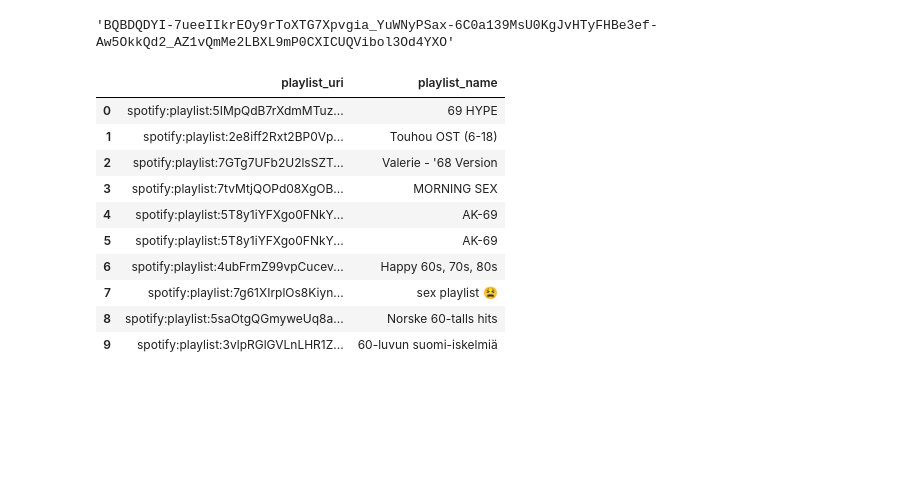
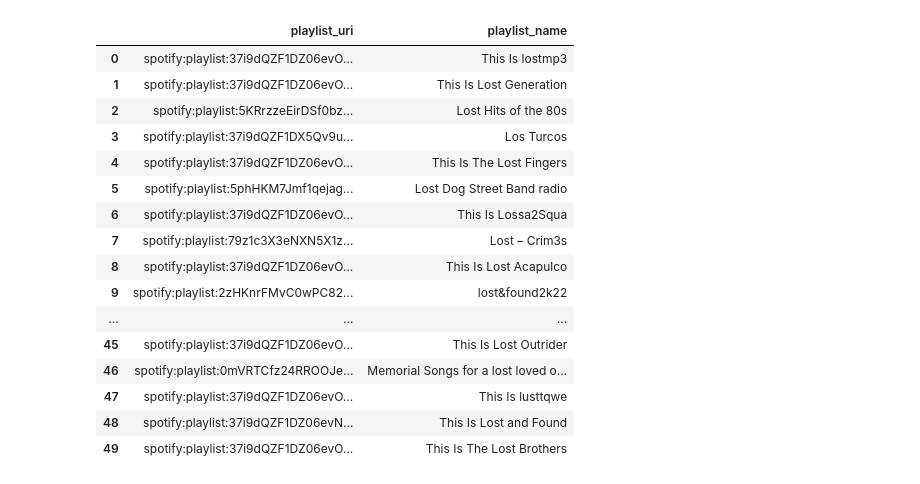
Before and after one commit to datascienceclubUVU/UVU-2022-2023, a Jupyter notebook: Pipelines/Production/PyarrowPipeline.ipynb, the cells around one changed output. Drawn from its saved outputs; the diff is of its cells as text; code cells hidden in the pictures; blank space fills up the shorter version.

Commit message:
run pipeline and update playlists csv

```diff
--- a/Pipelines/Production/PyarrowPipeline.ipynb
+++ b/Pipelines/Production/PyarrowPipeline.ipynb
@@ -17,14 +19,6 @@ import os
 
 pandarallel.initialize(verbose=0, nb_workers=8)
 # %%
-# Delete cached Spotify access token if an hour has passed since last access.
-with open("timeCacheLastAccessed.txt", "r", encoding="UTF-8") as f:
-    timeLastAccessed = float(f.readline())
-if (time.time() - timeLastAccessed >= 3600):  # If an hour has passed.
-    os.remove(".cache")
-    with open("timeCacheLastAccessed.txt", "w", encoding="UTF-8") as f:
-        f.write(str(time.time()))
-
 # establish connection to Spotify API
 
 cid = 'e5448a8a4fdc4b5d98b44e956d50546d'
@@ -34,10 +28,6 @@ sp = spotipy.Spotify(client_credentials_manager=client_credentials, requests_tim
 
 engine = sql.create_engine('postgresql+psycopg2://postgres:DataNerd2023!!\
 @localhost/spotify')
-
-client_credentials.get_access_token(as_dict=False)  # Retreives new access token if necessary.
-# %% [output]
-'BQBDQDYI-7ueeIIkrEOy9rToXTG7Xpvgia_YuWNyPSax-6C0a139MsU0KgJvHTyFHBe3ef-Aw5OkkQd2_AZ1vQmMe2LBXL9mP0CXICUQVibol3Od4YXO'
 # %%
 from functools import lru_cache
 
@@ -59,29 +49,35 @@ def get_playlist_tracks(playlist_uri):
 # %%
 # load training data
 
 with pd.option_context("mode.dtype_backend", "pyarrow"):
     new_batch = pd.read_csv('C:\\Users\\Chase\\OneDrive\\Documents\\temp\\UVU-2022-2023\\distinct_playlists_new.csv', engine='pyarrow')[['playlist_uri', 'playlist_name']]
     new_batch['playlist_uri'] = new_batch['playlist_uri'].str.strip()
 
     db_query = pd.read_sql('SELECT DISTINCT playlist_uri FROM playlist_tracks', engine)
 
     outer = new_batch.merge(db_query, how='outer', indicator=True)
     anti_join = outer[(outer._merge=='left_only')].drop('_merge', axis=1)
 
     new_batch = pd.DataFrame(anti_join)
-new_batch.head(10)
+new_batch.head(50)
 # %% [output]
 |  | playlist_uri | playlist_name |
-| 0 | spotify:playlist:5IMpQdB7rXdmMTuz... | 69 HYPE |
-| 1 | spotify:playlist:2e8iff2Rxt2BP0Vp... | Touhou OST (6-18) |
-| 2 | spotify:playlist:7GTg7UFb2U2lsSZT... | Valerie - '68 Version |
-| 3 | spotify:playlist:7tvMtjQOPd08XgOB... | MORNING SEX |
-| 4 | spotify:playlist:5T8y1iYFXgo0FNkY... | AK-69 |
-| 5 | spotify:playlist:5T8y1iYFXgo0FNkY... | AK-69 |
-| 6 | spotify:playlist:4ubFrmZ99vpCucev... | Happy 60s, 70s, 80s |
-| 7 | spotify:playlist:7g61XIrplOs8Kiyn... | sex playlist 😫 |
-| 8 | spotify:playlist:5saOtgQGmyweUq8a... | Norske 60-talls hits |
-| 9 | spotify:playlist:3vlpRGlGVLnLHR1Z... | 60-luvun suomi-iskelmiä |
+| 0 | spotify:playlist:37i9dQZF1DZ06evO... | This Is lostmp3 |
+| 1 | spotify:playlist:37i9dQZF1DZ06evO... | This Is Lost Generation |
+| 2 | spotify:playlist:5KRrzzeEirDSf0bz... | Lost Hits of the 80s |
+| 3 | spotify:playlist:37i9dQZF1DX5Qv9u... | Los Turcos |
+| 4 | spotify:playlist:37i9dQZF1DZ06evO... | This Is The Lost Fingers |
+| 5 | spotify:playlist:5phHKM7Jmf1qejag... | Lost Dog Street Band radio |
+| 6 | spotify:playlist:37i9dQZF1DZ06evO... | This Is Lossa2Squa |
+| 7 | spotify:playlist:79z1c3X3eNXN5X1z... | Lost – Crim3s |
+| 8 | spotify:playlist:37i9dQZF1DZ06evO... | This Is Lost Acapulco |
+| 9 | spotify:playlist:2zHKnrFMvC0wPC82... | lost&found2k22 |
+| ... | ... | ... |
+| 45 | spotify:playlist:37i9dQZF1DZ06evO... | This Is Lost Outrider |
+| 46 | spotify:playlist:0mVRTCfz24RROOJe... | Memorial Songs for a lost loved o... |
+| 47 | spotify:playlist:37i9dQZF1DZ06evO... | This Is lusttqwe |
+| 48 | spotify:playlist:37i9dQZF1DZ06evN... | This Is Lost and Found |
+| 49 | spotify:playlist:37i9dQZF1DZ06evO... | This Is The Lost Brothers |
 # %%
 def load_all_data():
     with pd.option_context("mode.dtype_backend", "pyarrow"):
```
Also changed, not shown: parts of 7 cells of this notebook, 3 other files.
